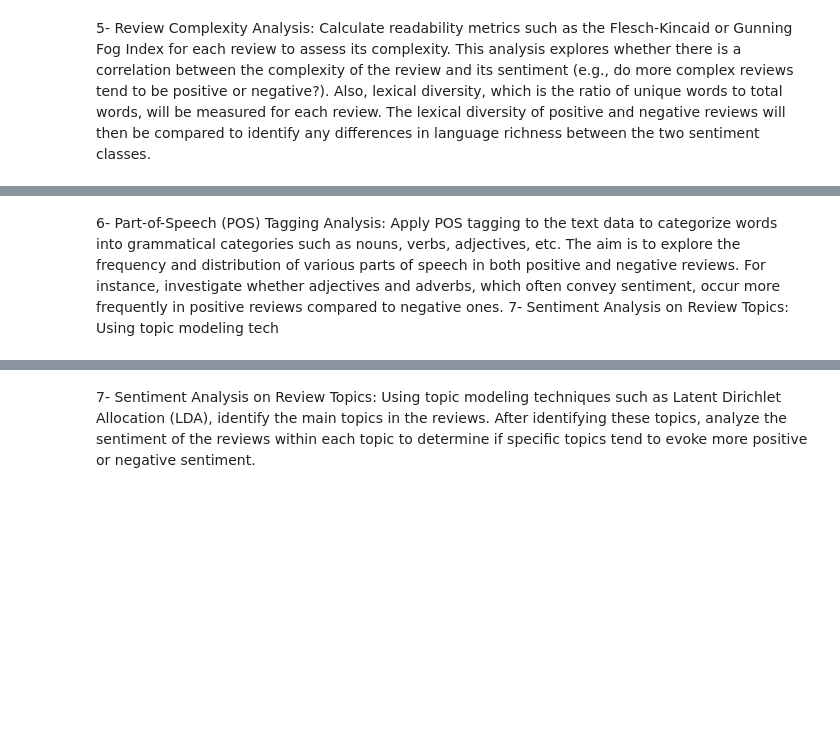
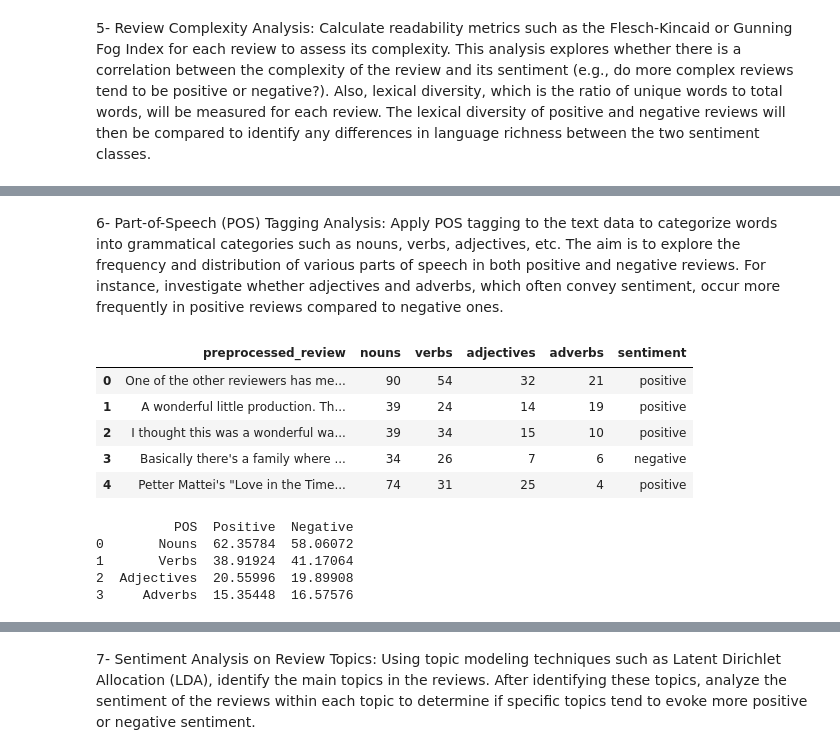
Before and after one commit to mkarayak24/NLPTM-IMDB_Sentiment_Analysis_Project, a Jupyter notebook: main.ipynb, the cells around one changed output, grey strips where cells are left out. Cells and saved outputs as stored; diff of their text form; code cells hidden in the pictures; blank space fills up the shorter version.

Commit message:
PoS preprocessing fixed

```diff
--- a/main.ipynb
+++ b/main.ipynb
@@ -362,38 +443,60 @@ plt.show()
 categories such as nouns, verbs, adjectives, etc. The aim is to explore the frequency and distribution of various parts of speech
 in both positive and negative reviews. For instance, investigate whether adjectives and adverbs, which often convey sentiment,
 occur more frequently in positive reviews compared to negative ones.
-7- Sentiment Analysis on Review Topics: Using topic modeling tech
 # %%
+#FTH
+
 # Function to perform POS tagging and count frequencies of POS categories
 def pos_tag_analysis(text):
     # Tokenize the text
     tokens = nltk.word_tokenize(text)
     # Perform POS tagging
     pos_tags = nltk.pos_tag(tokens)
     # Count POS categories
     pos_counts = {
         'nouns': 0,
         'verbs': 0,
         'adjectives': 0,
         'adverbs': 0
     }
     for word, tag in pos_tags:
         if tag.startswith('NN'):  # Noun
             pos_counts['nouns'] += 1
         elif tag.startswith('VB'):  # Verb
             pos_counts['verbs'] += 1
         elif tag.startswith('JJ'):  # Adjective
             pos_counts['adjectives'] += 1
         elif tag.startswith('RB'):  # Adverb
             pos_counts['adverbs'] += 1
 
     return pos_counts
 
+# Only remove unwanted HTML tags and URLs, do not lowercase or tokenize
+def preprocess_text_for_pos(text):
+    # Remove HTML tags
+    text = re.sub(r'<.*?>', ' ', text)
+    # Remove URLs
+    text = re.sub(r'http\S+', ' ', text)
+    # Remove extra whitespace, preserve punctuation
+    text = re.sub(r'\s+', ' ', text).strip()
+    return text
+
+# Apply POS-specific preprocessing
+df['preprocessed_review'] = df['review'].apply(preprocess_text_for_pos)
+
+
 # Apply the function to each review and store results in new columns
-df[['nouns', 'verbs', 'adjectives', 'adverbs']] = df['cleaned_review'].apply(lambda x: pd.Series(pos_tag_analysis(x)))
+df[['nouns', 'verbs', 'adjectives', 'adverbs']] = df['preprocessed_review'].apply(lambda x: pd.Series(pos_tag_analysis(x)))
 
 # Show a sample of the DataFrame
-df[['cleaned_review', 'nouns', 'verbs', 'adjectives', 'adverbs', 'sentiment']].head()
+df[['preprocessed_review', 'nouns', 'verbs', 'adjectives', 'adverbs', 'sentiment']].head()
+# %% [output]
+|  | preprocessed_review | nouns | verbs | adjectives | adverbs | sentiment |
+| 0 | One of the other reviewers has me... | 90 | 54 | 32 | 21 | positive |
+| 1 | A wonderful little production. Th... | 39 | 24 | 14 | 19 | positive |
+| 2 | I thought this was a wonderful wa... | 39 | 34 | 15 | 10 | positive |
+| 3 | Basically there's a family where ... | 34 | 26 | 7 | 6 | negative |
+| 4 | Petter Mattei's "Love in the Time... | 74 | 31 | 25 | 4 | positive |
 # %%
 # Calculate average counts of POS categories for positive and negative reviews
 avg_pos_positive = df[df['sentiment'] == 'positive'][['nouns', 'verbs', 'adjectives', 'adverbs']].mean()
@@ -407,6 +510,12 @@ avg_pos_df = pd.DataFrame({
 })
 
 print(avg_pos_df)
+# %% [output]
+          POS  Positive  Negative
+0       Nouns  62.35784  58.06072
+1       Verbs  38.91924  41.17064
+2  Adjectives  20.55996  19.89908
+3     Adverbs  15.35448  16.57576
 # %%
 # Melt DataFrame for plotting
 avg_pos_melted = avg_pos_df.melt(id_vars='POS', value_vars=['Positive', 'Negative'], var_name='Sentiment', value_name='Average Count')
```
Also changed, not shown: parts of 15 cells of this notebook.
